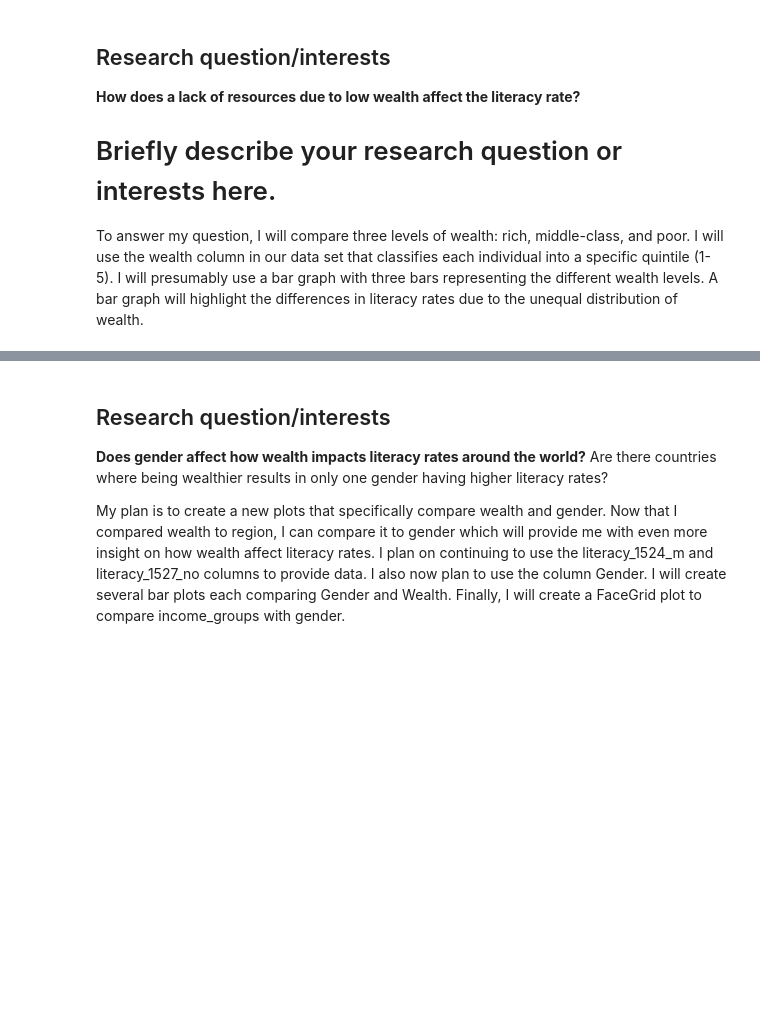
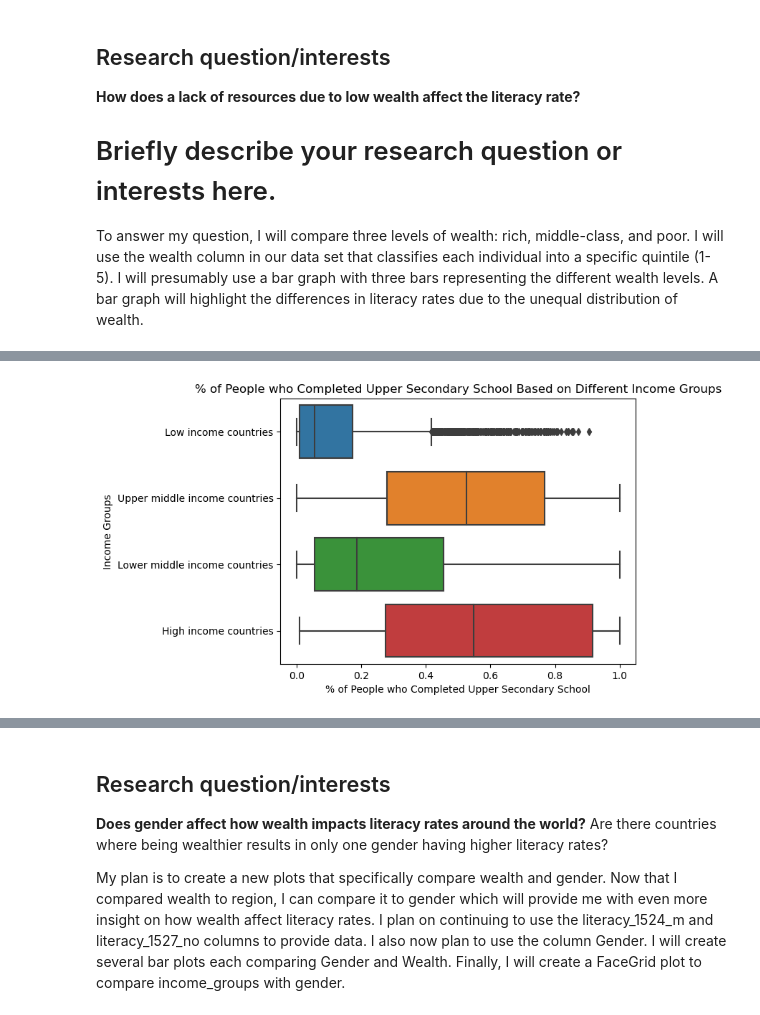
Before and after one commit to ubco-W2022T2-data301/project-group-group18, a Jupyter notebook: analysis/analysis2.ipynb, the cells around one changed output, grey strips where cells are left out. Drawn from its saved outputs; the diff is of its cells as text; code cells hidden in the pictures; blank space fills up the shorter version.

```diff
--- a/analysis/analysis2.ipynb
+++ b/analysis/analysis2.ipynb
@@ -75,0 +25,4 @@ plot4 = sns.boxplot(data=dataset2, y="income_group", x="comp_prim_v2_m").set(tit
+# %%
+pf.boxplot_UpSec(dataset)
+# %% [output]
+[figure, added]
```
Also changed, not shown: parts of 12 cells of this notebook, 1 other file.
